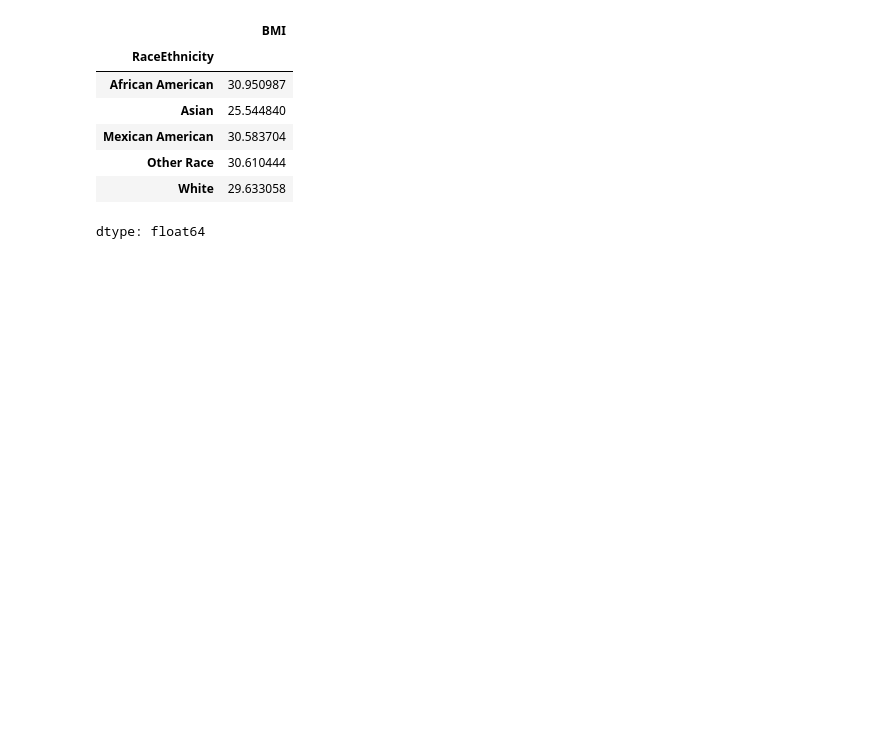
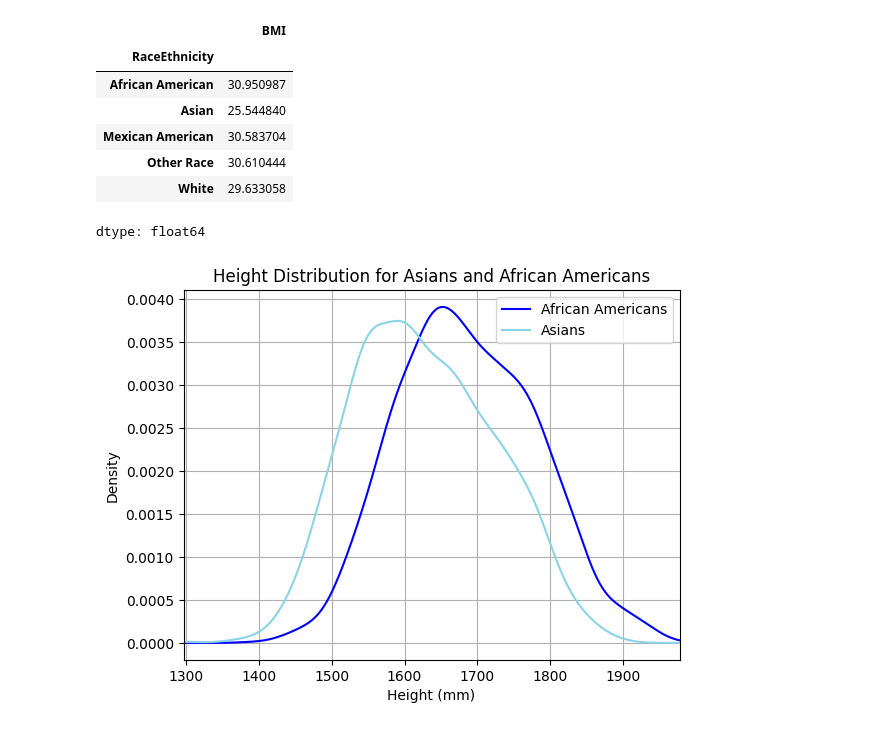
Before and after one commit to aleks111sh/data-science-healthcare-AH, a Jupyter notebook: Data_Science_Healthcare_Dataset.ipynb, the cells around one changed output. Drawn from its saved outputs; the diff is of its cells as text; code cells hidden in the pictures; blank space fills up the shorter version.

```diff
--- a/Data_Science_Healthcare_Dataset.ipynb
+++ b/Data_Science_Healthcare_Dataset.ipynb
@@ -236,3 +248,14 @@ scatter_y3 = df['BMI']
 | Other Race | 30.610444 |
 | White | 29.633058 |
 dtype: float64
+# %%
+df_aa['Stature(mm)'].plot(kind='density', color='blue', label='African Americans')
+df_a['Stature(mm)'].plot(kind='density', color='#8BD3E6', label='Asians')
+plt.title('Height Distribution for Asians and African Americans')
+plt.xlim(df_a['Stature(mm)'].min(),df_aa['Stature(mm)'].max())
+plt.xlabel('Height (mm)')
+plt.ylabel('Density')
+plt.legend()
+plt.grid()
+# %% [output]
+[figure, added]
```
Also changed, not shown: parts of 4 cells of this notebook.
